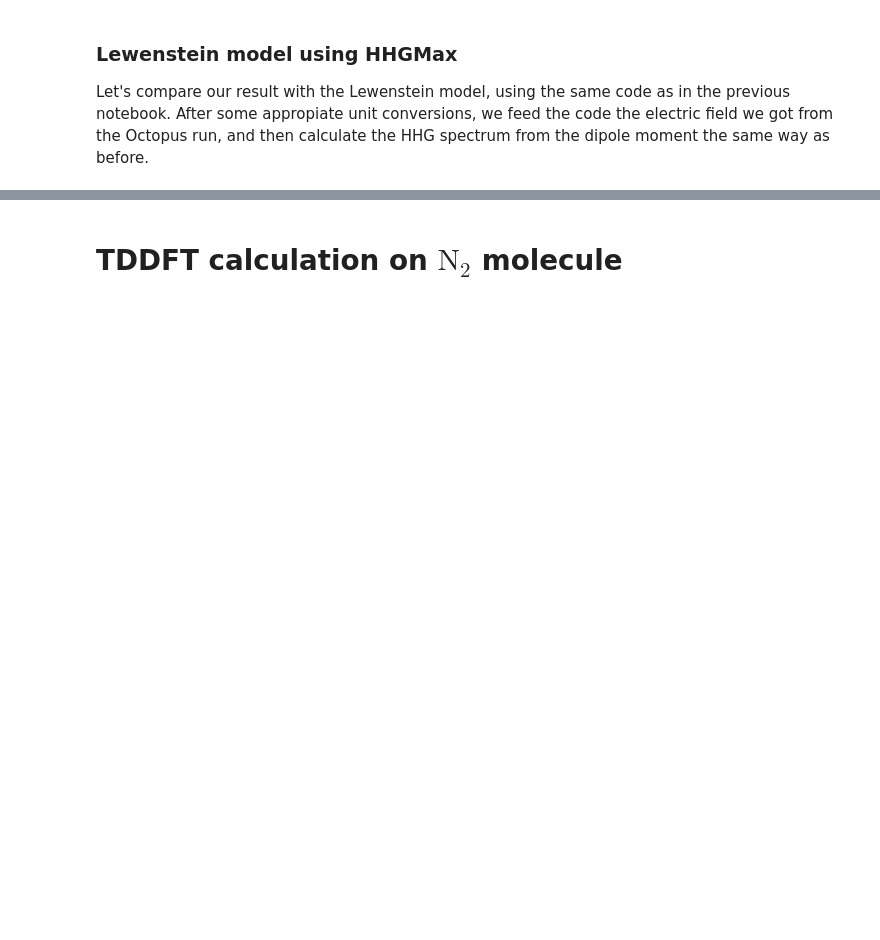
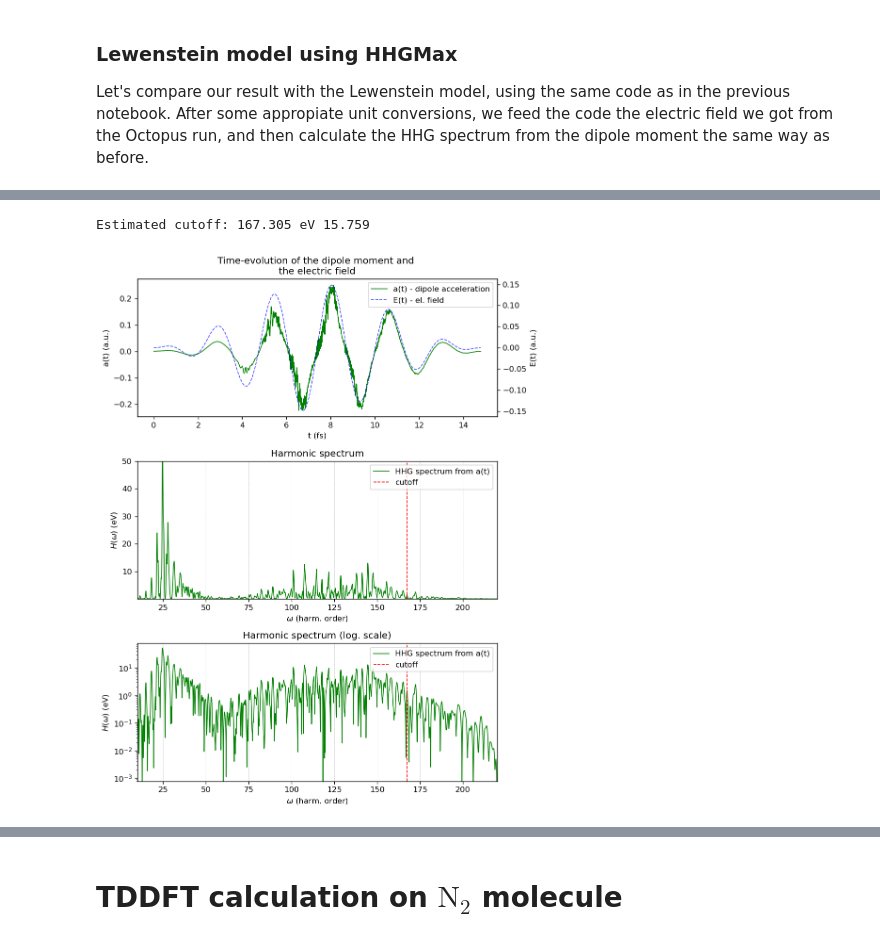
Before and after one commit to pan-training/panosc-summerschool-2022, a Jupyter notebook: 02_Tuesday_September_13th/Octopus_Ar_and_N2.ipynb, the cells around one changed output, grey strips where cells are left out. Cells and saved outputs as stored; diff of their text form; code cells hidden in the pictures; blank space fills up the shorter version.

```diff
--- a/02_Tuesday_September_13th/Octopus_Ar_and_N2.ipynb
+++ b/02_Tuesday_September_13th/Octopus_Ar_and_N2.ipynb
@@ -603,0 +636,59 @@ plt.tight_layout()
+# %%
+pulse_I_2 = 8e14 #w/cm2
+pulse_I_au2 = au_si_conv(pulse_I_2*1e4, 'I', 'au')
+cutoff_au2 = get_au_cutoff(pulse_I_au2, pulse_omega_au, Ip_ev)
+cutoff_ev2 = cutoff_au2 / EV_TO_AU
+print(f"Estimated cutoff: {cutoff_ev2:.3f} eV", Ip_ev)
+# %% [output]
+Estimated cutoff: 167.305 eV 15.759
+# %%
+tl_au2, vecpot_au2 = np.genfromtxt(os.path.join(notebook_path, "ar_hq_calc", "laser"), usecols=(1,4), unpack=True)
+E_au2 = np.gradient(vecpot_au2, tl_au2) / C_AU
+
+fpath2 = os.path.join(notebook_path, "ar_hq_calc", "acceleration")
+t_au2, dax2, day2,daz2 = np.genfromtxt(fpath2, usecols=(1,2,3,4), unpack=True, skip_header=5)
+dipole_acc2 = daz2
+
+# do the fft
+n_fft2 = 3*len(t_au2)
+dt_au2 = t_au2[1] - t_au2[0]
+oms_au2 = 2*np.pi*fftshift(fftfreq(n_fft2,d = np.abs(dt_au2))) # FFT angular frequency
+ft_da2 = fftshift(fft(dipole_acc2, n=n_fft2))
+hhg_a2 = np.abs(ft_da2)**2
+
+# ho2 = oms_au2 / pulse_omega_au
+oms_ev2 = oms_au2 * 27.2
+t_si2 = t_au2 / FS_TO_AU
+tl_si2 = tl_au2 / FS_TO_AU
+# %%
+# plot the laser field and the dipole moment VS time
+fig, (axt, axw, axwl) = plt.subplots(3,1, figsize=(8,10))
+axl = axt.twinx()
+p11, = axt.plot(t_si2, dipole_acc2, 'green', linewidth=1.0, label='a(t) - dipole acceleration')
+p2, = axl.plot(tl_si2, E_au2, 'blue', alpha=0.7, linestyle='--', linewidth=1.0, label='E(t) - el. field')
+axt.set_xlabel('t (fs)')
+axt.set_ylabel('a(t) (a.u.)')
+axl.set_ylabel('E(t) (a.u.)')
+axt.set_title("Time-evolution of the dipole moment and \nthe electric field")
+axl.legend(handles=[p11, p2])
+
+# plot the HHG spectra
+for ax in (axw, axwl):
+    p31, = ax.plot(oms_ev2, hhg_a2, 'green', linewidth=1.0, label='HHG spectrum from a(t)')
+    # ax.set_xticks([1+4*i for i in range(50)])
+    ax.set_xlim(10, 220)
+    for i in range(10):
+        ax.axvline(25*i, linewidth=0.5, linestyle='--', color='gray', alpha=0.4)
+    p4 = ax.axvline(cutoff_ev2, linewidth=1.0, linestyle='--', color='red', label='cutoff')
+    ax.set_xlabel(r'$\omega$ (harm. order)')
+    ax.set_ylabel(r'$H(\omega)$ (eV)')
+    ax.legend(loc='upper right', handles=[p31, p4])
+
+axw.set_title("Harmonic spectrum")
+axwl.set_title("Harmonic spectrum (log. scale)")
+axw.set_ylim(1e-2, 50)
+axwl.set_ylim(np.amax(hhg_a2)*1e-8, np.amax(hhg_a2)*1e-3)
+axwl.set_yscale('log')
+plt.tight_layout()
+# %% [output]
+[figure, added]
```
Also changed, not shown: parts of 23 cells of this notebook, 5 other files.
